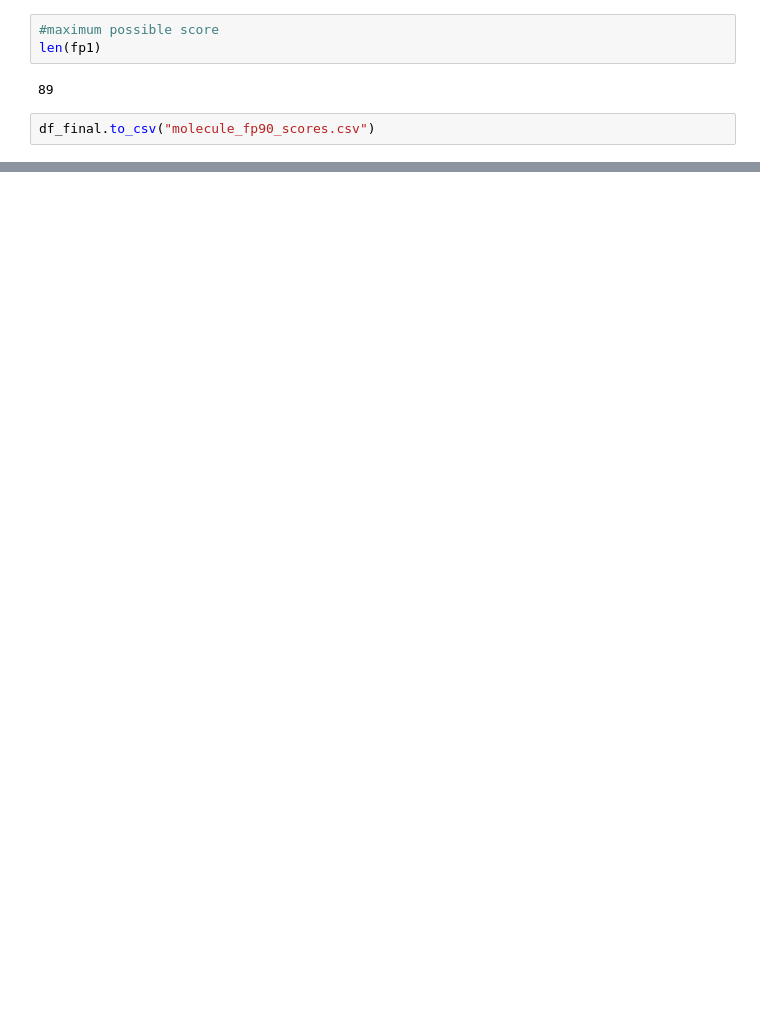
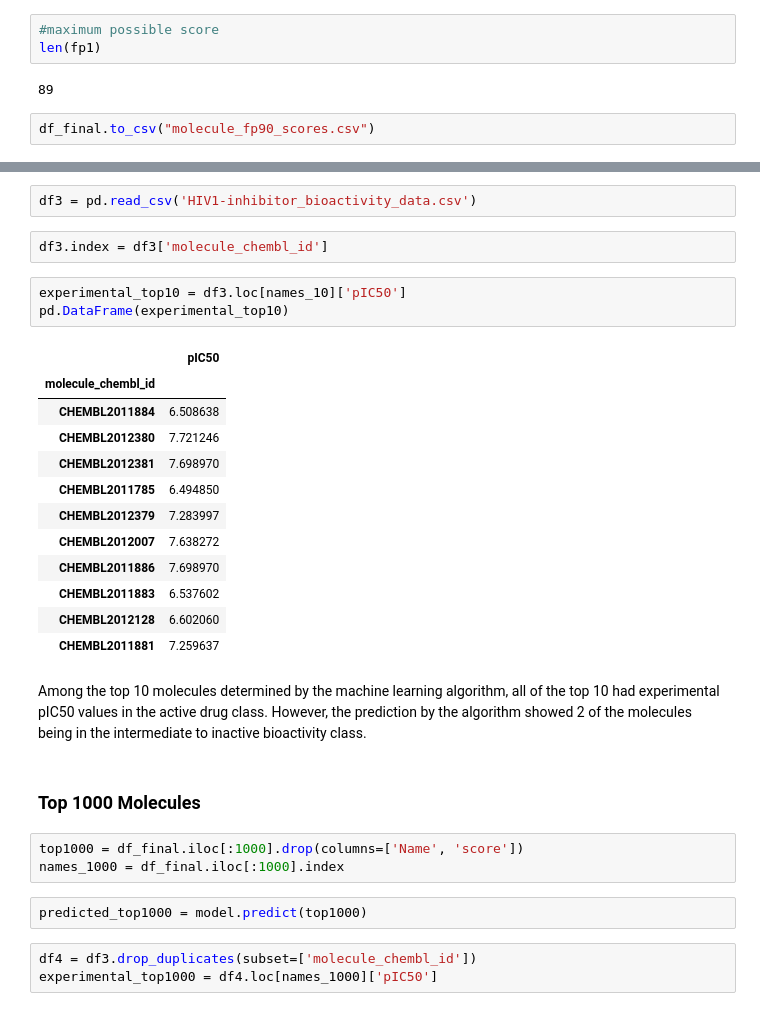
Before and after one commit to jeff-tan-2020/Bioinformatics-Project---HIV1-Integrase-Inhibition, a Jupyter notebook: Part 6 - Machine Learning Prediction Trial.ipynb, the cells around one changed output, grey strips where cells are left out. Drawn from its saved outputs; the diff is of its cells as text; blank space fills up the shorter version.

```diff
--- a/Part 6 - Machine Learning Prediction Trial.ipynb
+++ b/Part 6 - Machine Learning Prediction Trial.ipynb
@@ -200,0 +226,32 @@ df_final.to_csv("molecule_fp90_scores.csv")
+# %%
+df3 = pd.read_csv('HIV1-inhibitor_bioactivity_data.csv')
+# %%
+df3.index = df3['molecule_chembl_id']
+# %%
+experimental_top10 = df3.loc[names_10]['pIC50']
+pd.DataFrame(experimental_top10)
+# %% [output]
+|  | pIC50 |
+| molecule_chembl_id |  |
+| CHEMBL2011884 | 6.508638 |
+| CHEMBL2012380 | 7.721246 |
+| CHEMBL2012381 | 7.698970 |
+| CHEMBL2011785 | 6.494850 |
+| CHEMBL2012379 | 7.283997 |
+| CHEMBL2012007 | 7.638272 |
+| CHEMBL2011886 | 7.698970 |
+| CHEMBL2011883 | 6.537602 |
+| CHEMBL2012128 | 6.602060 |
+| CHEMBL2011881 | 7.259637 |
+# %% [markdown]
+Among the top 10 molecules determined by the machine learning algorithm, all of the top 10 had experimental pIC50 values in the active drug class. However, the prediction by the algorithm showed 2 of the molecules being in the intermediate to inactive bioactivity class.
+# %% [markdown]
+### Top 1000 Molecules
+# %%
+top1000 = df_final.iloc[:1000].drop(columns=['Name', 'score'])
+names_1000 = df_final.iloc[:1000].index
+# %%
+predicted_top1000 = model.predict(top1000)
+# %%
+df4 = df3.drop_duplicates(subset=['molecule_chembl_id'])
+experimental_top1000 = df4.loc[names_1000]['pIC50']
```
Also changed, not shown: parts of 15 cells of this notebook.
